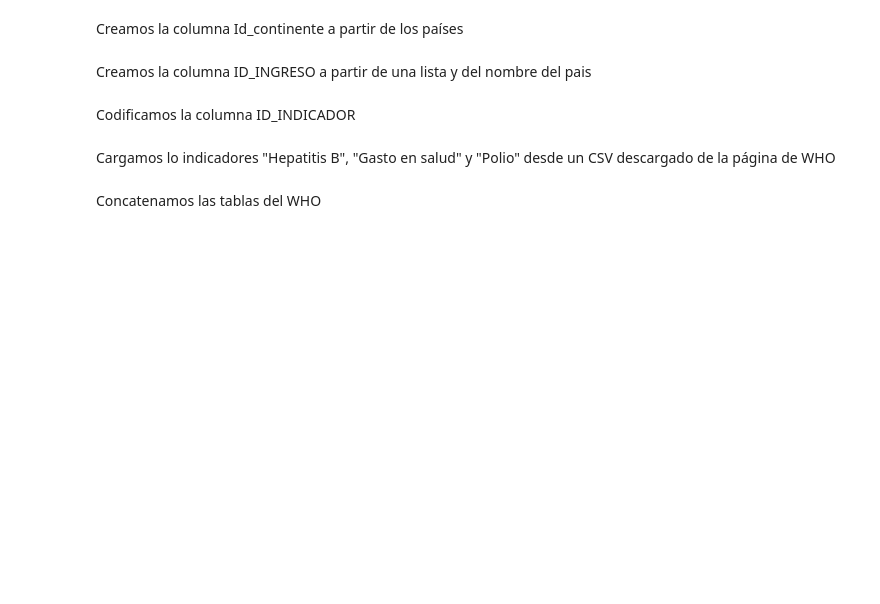
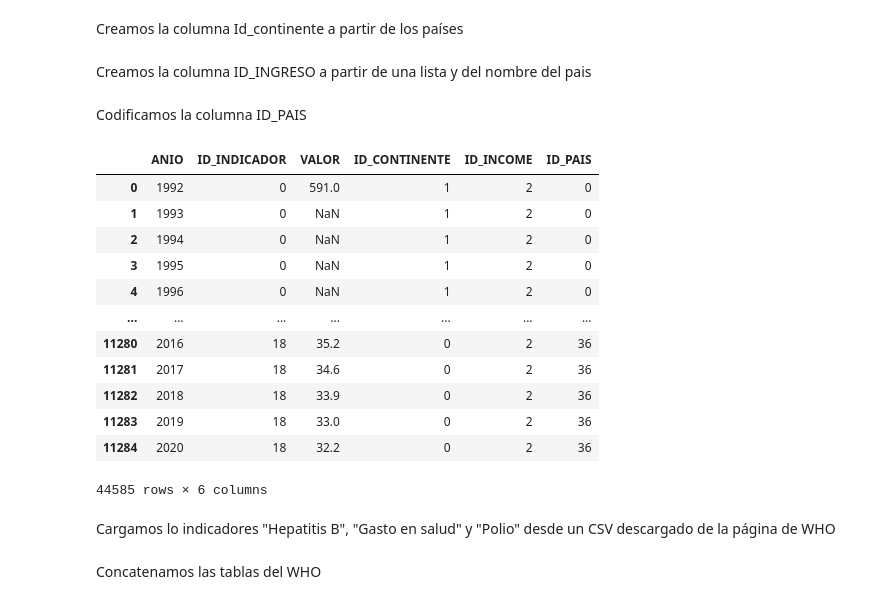
Before and after one commit to grupohenryds03/esperanza_vida, a Jupyter notebook: snowflake_DataLake.ipynb, the cells around one changed output. Drawn from its saved outputs; the diff is of its cells as text; code cells hidden in the pictures; blank space fills up the shorter version.

```diff
--- a/snowflake_DataLake.ipynb
+++ b/snowflake_DataLake.ipynb
@@ -274,3 +462,10 @@ hechos=hechos.rename(columns={'economy':'ID_PAIS','time':'ANIO'})
+# %%
+#Cargamos codificación guardada anteriormente para indicador
+file = open("le_indicador.obj",'rb')
+le_loaded = pickle.load(file)
+file.close()
+#transformamos ID_INDICADOR
+hechos['ID_INDICADOR'] = le_loaded.transform(hechos['ID_INDICADOR'])
 # %% [markdown]
 Creamos la columna Id_continente a partir de los países
 # %%
@@ -303,13 +510,21 @@ lista_mediobajo=['CHN','THA','MYS','BOL','EGY','NGA','MAR','IND','IDN']
 
 
 def ingreso_pais(row):
-    if row['ID_PAIS'] in lista_alto:
+    if row['CODIGO_PAIS'] in lista_alto:
         return 'H'
-    if row['ID_PAIS'] in lista_medioalto:
+    if row['CODIGO_PAIS'] in lista_medioalto:
         return 'M'
-    if row['ID_PAIS'] in lista_mediobajo:
+    if row['CODIGO_PAIS'] in lista_mediobajo:
         return 'LM'
 
-hechos['ID_INCOME'] = hechos.apply(lambda row: ingreso_pais(row), axis=1)
+hechos['CODIGO_INCOME'] = hechos.apply(lambda row: ingreso_pais(row), axis=1)
+
+#Abrimos encoder guardado
+file = open("le_income.obj",'rb')
+le_loaded = pickle.load(file)
+file.close()
+
+#Codificamos columna CONTINENTE como ID_CONTINENTE
+hechos['ID_INCOME'] = le_loaded.transform(hechos['CODIGO_INCOME'])
 # %% [markdown]
-Codificamos la columna ID_INDICADOR
+Codificamos la columna ID_PAIS
@@ -363,3 +531,29 @@ hechos['ID_INDICADOR'] = hechos.apply(lambda row: ingreso_pais(row), axis=1)
+# %%
+#Abrimos encoder guardado
+file = open("le_nation.obj",'rb')
+le_loaded = pickle.load(file)
+file.close()
+
+#Codificamos columna CODIGO_PAIS como ID_PAIS
+hechos['ID_PAIS'] = le_loaded.transform(hechos['CODIGO_PAIS'])
+# %%
+hechos=hechos.drop(columns=['CODIGO_PAIS','CONTINENTE', 'CODIGO_INCOME'])
+# %%
+hechos
+# %% [output]
+|  | ANIO | ID_INDICADOR | VALOR | ID_CONTINENTE | ID_INCOME | ID_PAIS |
+| 0 | 1992 | 0 | 591.0 | 1 | 2 | 0 |
+| 1 | 1993 | 0 | NaN | 1 | 2 | 0 |
+| 2 | 1994 | 0 | NaN | 1 | 2 | 0 |
+| 3 | 1995 | 0 | NaN | 1 | 2 | 0 |
+| 4 | 1996 | 0 | NaN | 1 | 2 | 0 |
+| ... | ... | ... | ... | ... | ... | ... |
+| 11280 | 2016 | 18 | 35.2 | 0 | 2 | 36 |
+| 11281 | 2017 | 18 | 34.6 | 0 | 2 | 36 |
+| 11282 | 2018 | 18 | 33.9 | 0 | 2 | 36 |
+| 11283 | 2019 | 18 | 33.0 | 0 | 2 | 36 |
+| 11284 | 2020 | 18 | 32.2 | 0 | 2 | 36 |
+44585 rows × 6 columns
 # %% [markdown]
 Cargamos lo indicadores "Hepatitis B", "Gasto en salud" y "Polio" desde un CSV descargado de la página de WHO
 # %%
```
Also changed, not shown: parts of 74 cells of this notebook, 7 other files.
